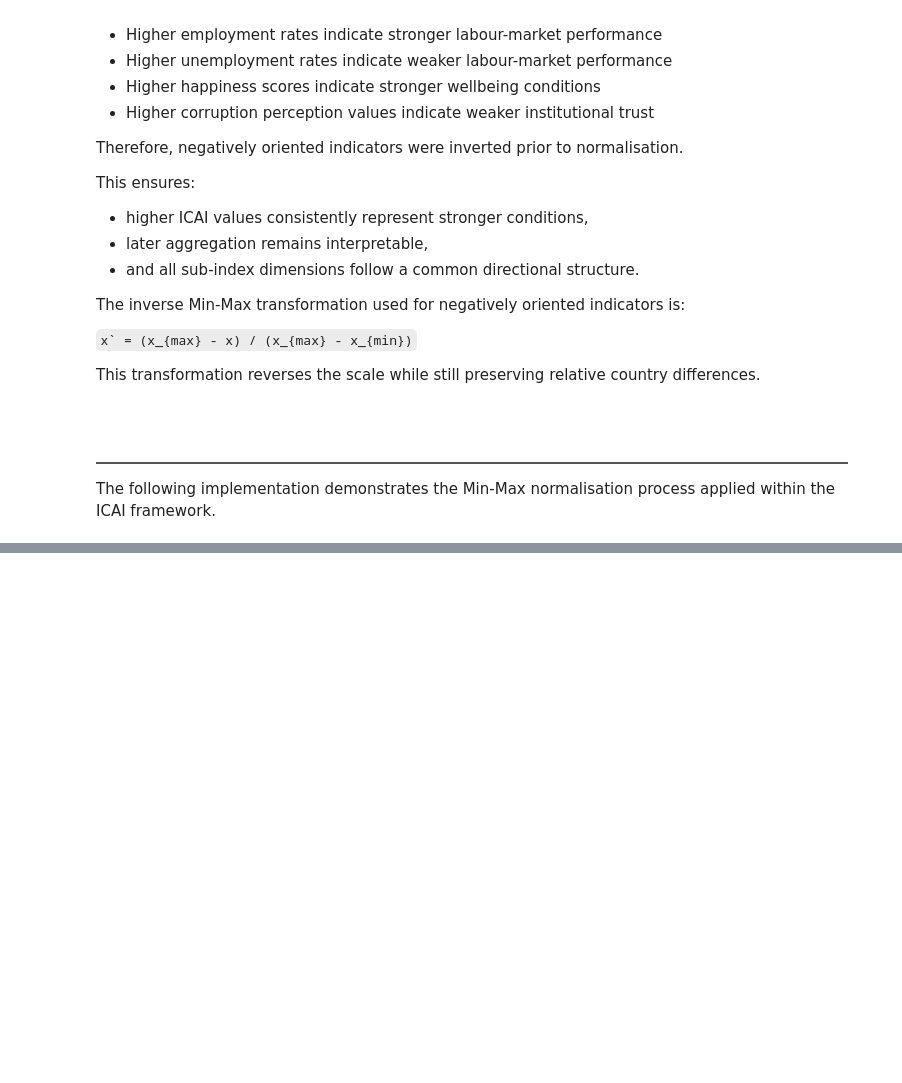
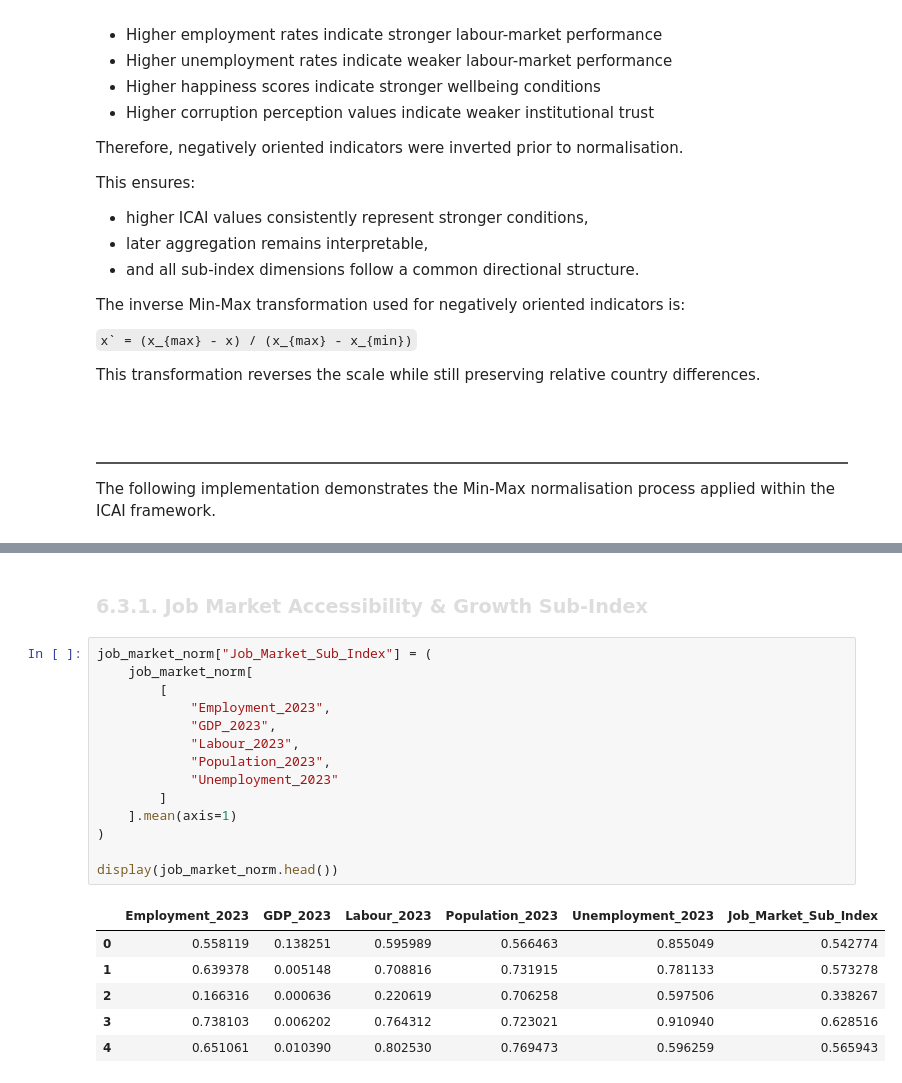
Before and after one commit to LeafMonarch/International-Career-Attractiveness-Index, a Jupyter notebook: notebooks/main.ipynb, the cells around one changed output, grey strips where cells are left out. Cells and saved outputs as stored; diff of their text form; blank space fills up the shorter version.

```diff
--- a/notebooks/main.ipynb
+++ b/notebooks/main.ipynb
@@ -3320,0 +3454,28 @@ This created a consistent directional structure for later weighting and aggregat
+# %% [markdown]
+<h3 id="job-market-accessibility-and-growth-sub-index"
+style="
+color:#dddddd;
+padding-bottom:3px;">
+6.3.1. Job Market Accessibility & Growth Sub-Index
+</h3>
+# %%
+job_market_norm["Job_Market_Sub_Index"] = (
+    job_market_norm[
+        [
+            "Employment_2023",
+            "GDP_2023",
+            "Labour_2023",
+            "Population_2023",
+            "Unemployment_2023"
+        ]
+    ].mean(axis=1)
+)
+
+display(job_market_norm.head())
+# %% [output]
+|  | Employment_2023 | GDP_2023 | Labour_2023 | Population_2023 | Unemployment_2023 | Job_Market_Sub_Index |
+| 0 | 0.558119 | 0.138251 | 0.595989 | 0.566463 | 0.855049 | 0.542774 |
+| 1 | 0.639378 | 0.005148 | 0.708816 | 0.731915 | 0.781133 | 0.573278 |
+| 2 | 0.166316 | 0.000636 | 0.220619 | 0.706258 | 0.597506 | 0.338267 |
+| 3 | 0.738103 | 0.006202 | 0.764312 | 0.723021 | 0.910940 | 0.628516 |
+| 4 | 0.651061 | 0.010390 | 0.802530 | 0.769473 | 0.596259 | 0.565943 |
```
Also changed, not shown: parts of 15 cells of this notebook.
